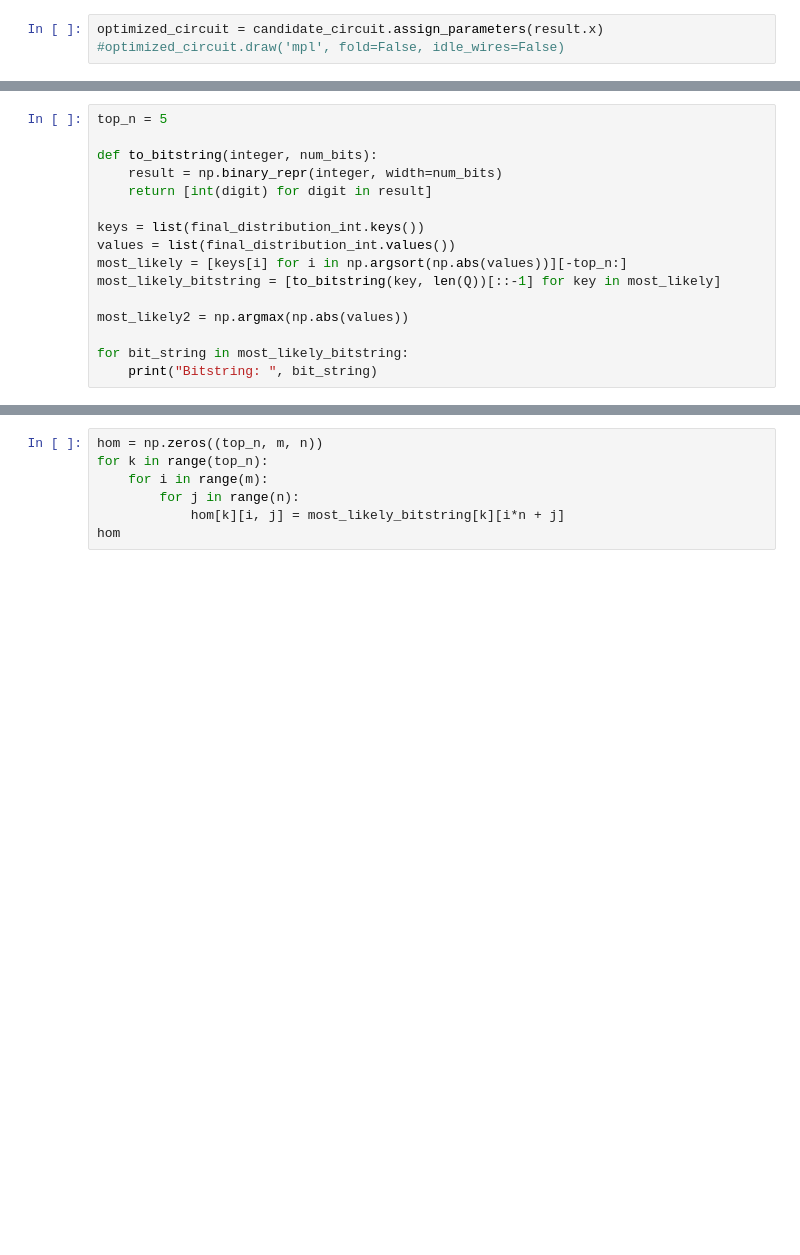
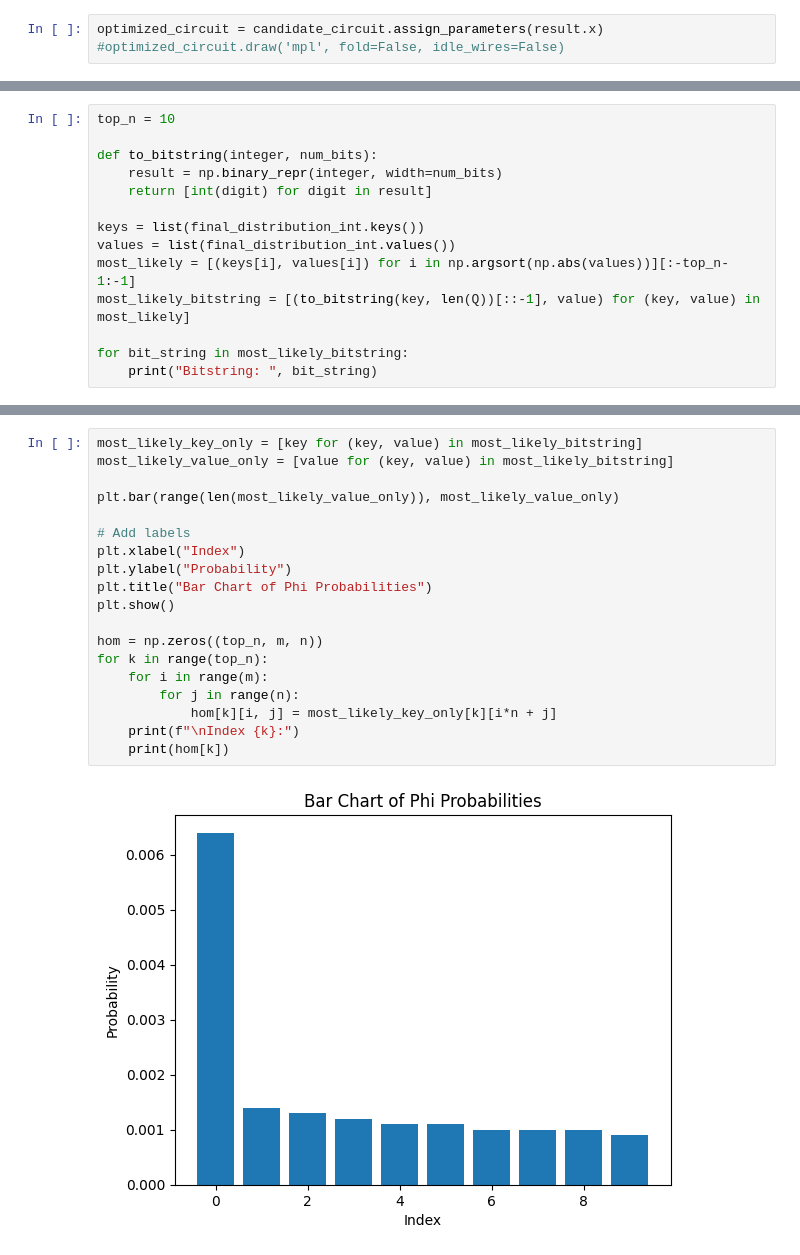
Before and after one commit to Charipi/CMSC457_Final, a Jupyter notebook: research.ipynb, the cells around one changed output, grey strips where cells are left out. Cells and saved outputs as stored; diff of their text form; blank space fills up the shorter version.

```diff
--- a/research.ipynb
+++ b/research.ipynb
@@ -293,5 +326,5 @@ print(final_distribution_int)
 # %%
-top_n = 5
+top_n = 10
 
 def to_bitstring(integer, num_bits):
     result = np.binary_repr(integer, width=num_bits)
@@ -299,10 +332,8 @@ def to_bitstring(integer, num_bits):
 
 keys = list(final_distribution_int.keys())
 values = list(final_distribution_int.values())
-most_likely = [keys[i] for i in np.argsort(np.abs(values))][-top_n:]
-most_likely_bitstring = [to_bitstring(key, len(Q))[::-1] for key in most_likely]
-
-most_likely2 = np.argmax(np.abs(values))
+most_likely = [(keys[i], values[i]) for i in np.argsort(np.abs(values))][:-top_n-1:-1]
+most_likely_bitstring = [(to_bitstring(key, len(Q))[::-1], value) for (key, value) in most_likely]
 
 for bit_string in most_likely_bitstring:
     print("Bitstring: ", bit_string)
@@ -315,8 +351,21 @@ Bitstring:  [1, 0, 0, 0, 0, 0, 0, 1, 0, 1, 0, 0, 0, 1, 0, 1, 0, 0]
 # %%
+most_likely_key_only = [key for (key, value) in most_likely_bitstring]
+most_likely_value_only = [value for (key, value) in most_likely_bitstring]
+
+plt.bar(range(len(most_likely_value_only)), most_likely_value_only)
+
+# Add labels
+plt.xlabel("Index")
+plt.ylabel("Probability")
+plt.title("Bar Chart of Phi Probabilities")
+plt.show()
+
 hom = np.zeros((top_n, m, n))
 for k in range(top_n):
     for i in range(m):
         for j in range(n):
-            hom[k][i, j] = most_likely_bitstring[k][i*n + j]
-hom
+            hom[k][i, j] = most_likely_key_only[k][i*n + j]
+    print(f"\nIndex {k}:")
+    print(hom[k])
 # %% [output]
+[figure, added]
```
Also changed, not shown: parts of 11 cells of this notebook.
